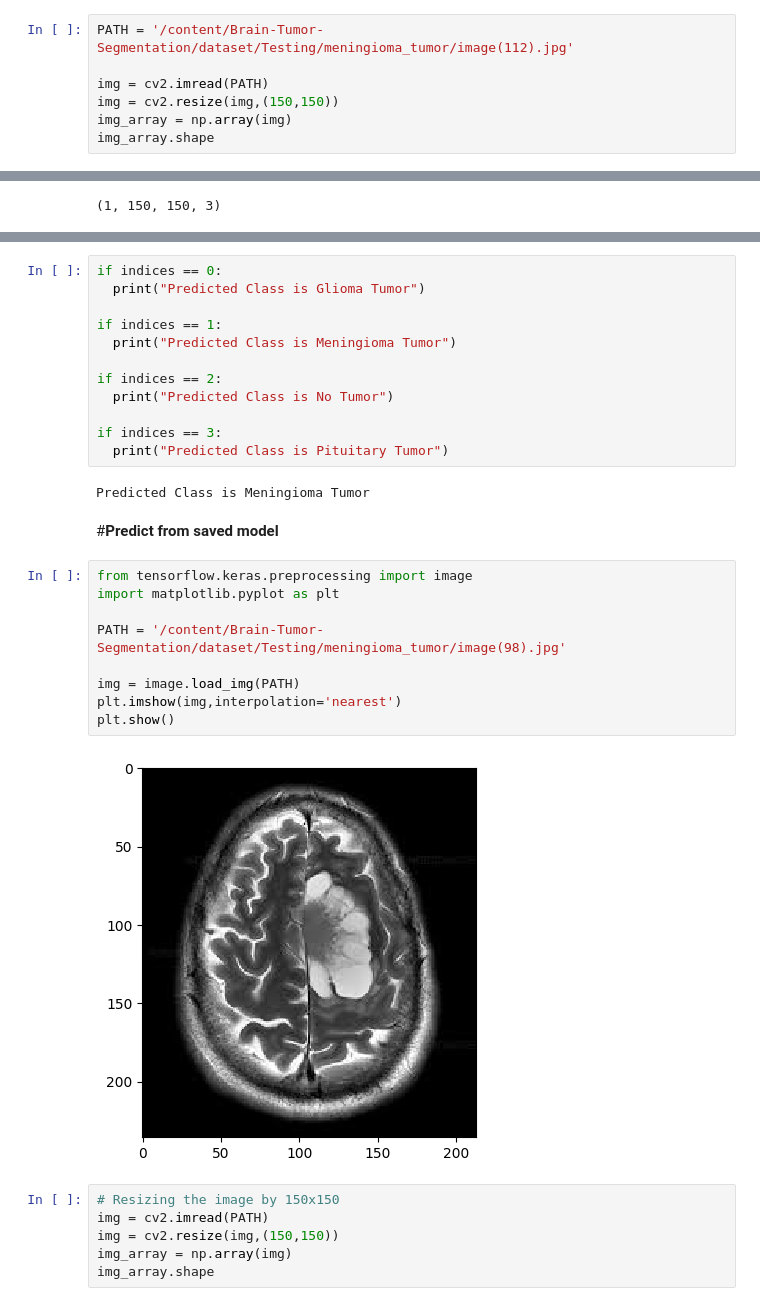
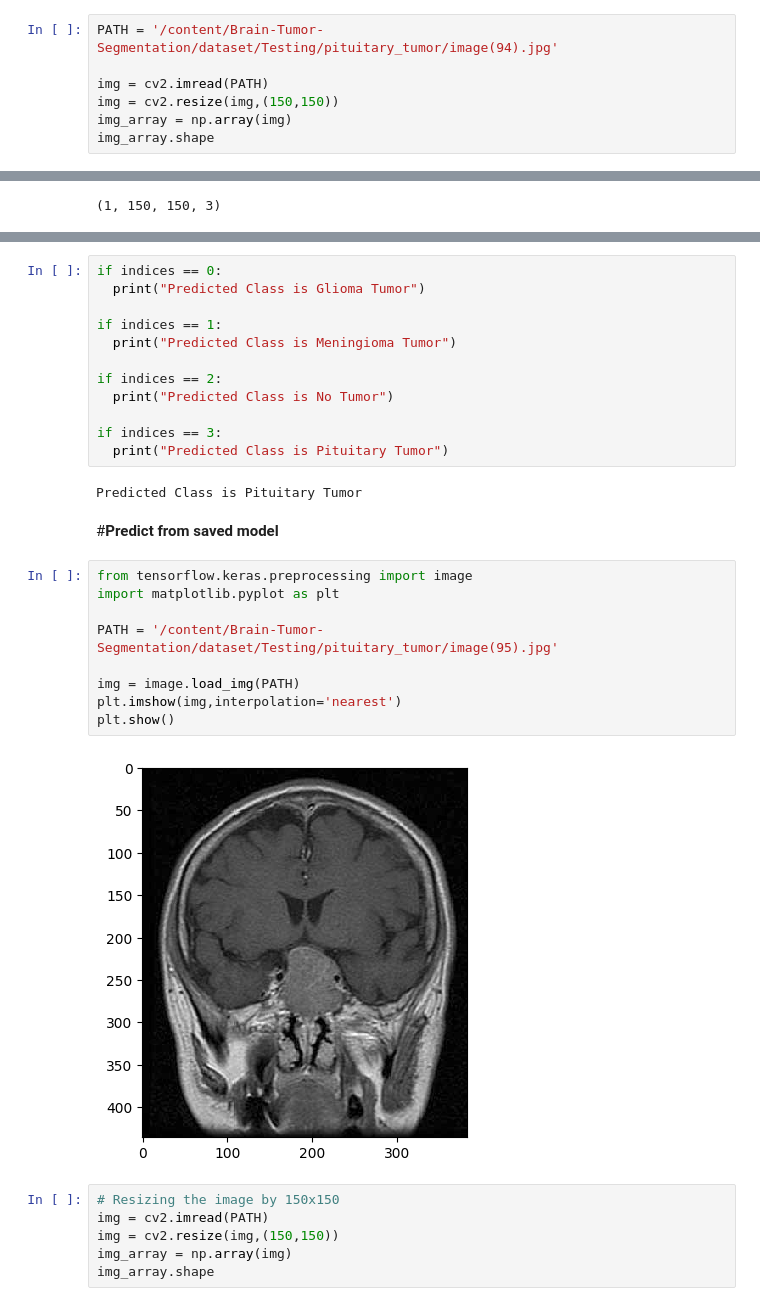
Before and after one commit to Khasnuwr/Brain-Tumor-Dataset, a Jupyter notebook: Brain_Tumor_Classifier.ipynb, the cells around one changed output, grey strips where cells are left out. Drawn from its saved outputs; the diff is of its cells as text.

```diff
--- a/Brain_Tumor_Classifier.ipynb
+++ b/Brain_Tumor_Classifier.ipynb
@@ -274,7 +276,7 @@ model.save('/content/Brain-Tumor-Segmentation/Models/braintumor.h5')
 # %% [markdown]
 # **Reading and extracting the Image into image array and predict from the Trained Model**
 # %%
-PATH = '/content/Brain-Tumor-Segmentation/dataset/Testing/meningioma_tumor/image(112).jpg'
+PATH = '/content/Brain-Tumor-Segmentation/dataset/Testing/pituitary_tumor/image(94).jpg'
 
 img = cv2.imread(PATH)
 img = cv2.resize(img,(150,150))
@@ -314,20 +316,20 @@ if indices == 2:
 if indices == 3:
   print("Predicted Class is Pituitary Tumor")
 # %% [output]
-Predicted Class is Meningioma Tumor
+Predicted Class is Pituitary Tumor
 # %% [markdown]
 #**Predict from saved model**
 # %%
 from tensorflow.keras.preprocessing import image
 import matplotlib.pyplot as plt
 
-PATH = '/content/Brain-Tumor-Segmentation/dataset/Testing/meningioma_tumor/image(98).jpg'
+PATH = '/content/Brain-Tumor-Segmentation/dataset/Testing/pituitary_tumor/image(95).jpg'
 
 img = image.load_img(PATH)
 plt.imshow(img,interpolation='nearest')
 plt.show()
 # %% [output]
-[figure, old version]
+[figure, new version]
 # %%
 # Resizing the image by 150x150
 img = cv2.imread(PATH)
```
Also changed, not shown: parts of 14 cells of this notebook.
